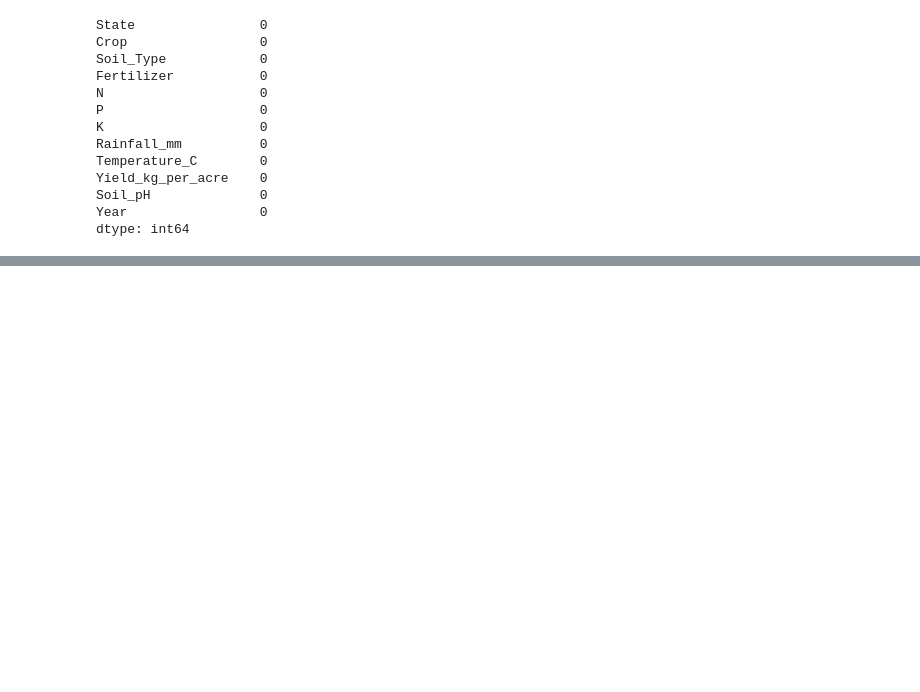
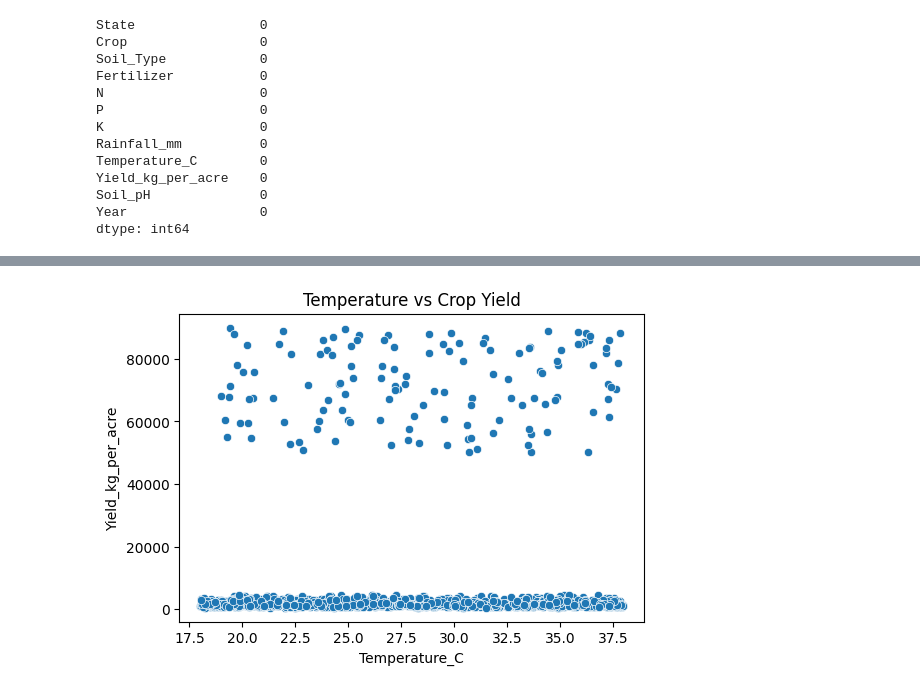
Before and after one commit to springboardmentor1/agritield-predictor, a Jupyter notebook: milestone1_2.ipynb, the cells around one changed output, grey strips where cells are left out. Drawn from its saved outputs; the diff is of its cells as text; code cells hidden in the pictures; blank space fills up the shorter version.

```diff
--- a/milestone1_2.ipynb
+++ b/milestone1_2.ipynb
@@ -109,0 +97,7 @@ final_df.to_csv("cleaned_dataset.csv", index=False)
+# %%
+plt.figure(figsize=(6,4))
+sns.scatterplot(x='Temperature_C', y='Yield_kg_per_acre', data=df)
+plt.title("Temperature vs Crop Yield")
+plt.show()
+# %% [output]
+[figure, added]
```
Also changed, not shown: parts of 17 cells of this notebook, 1 other file.
